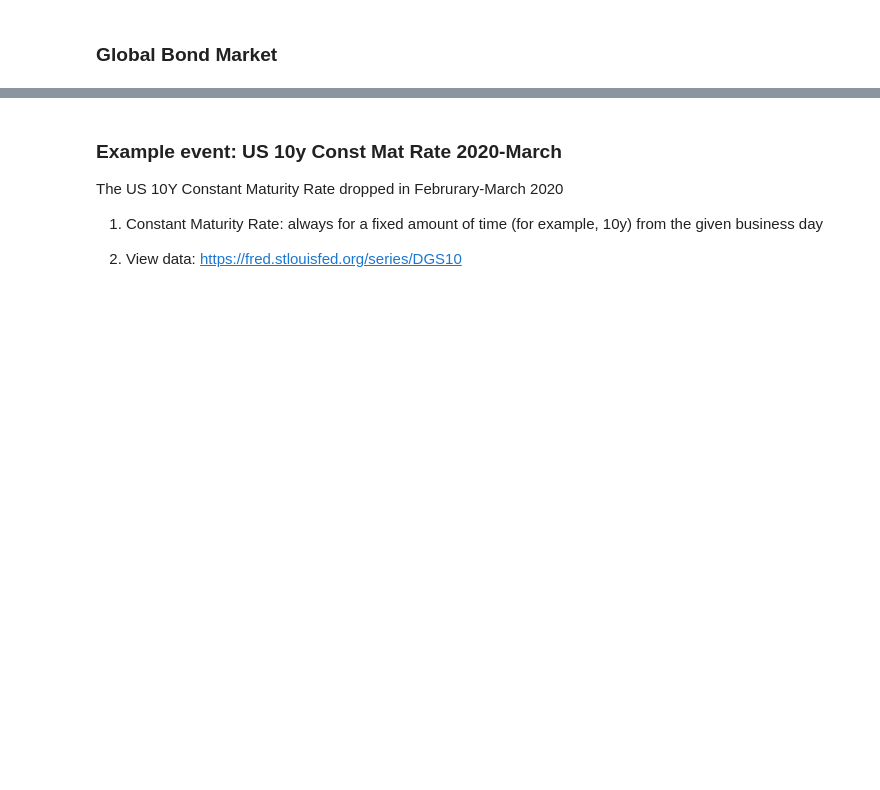
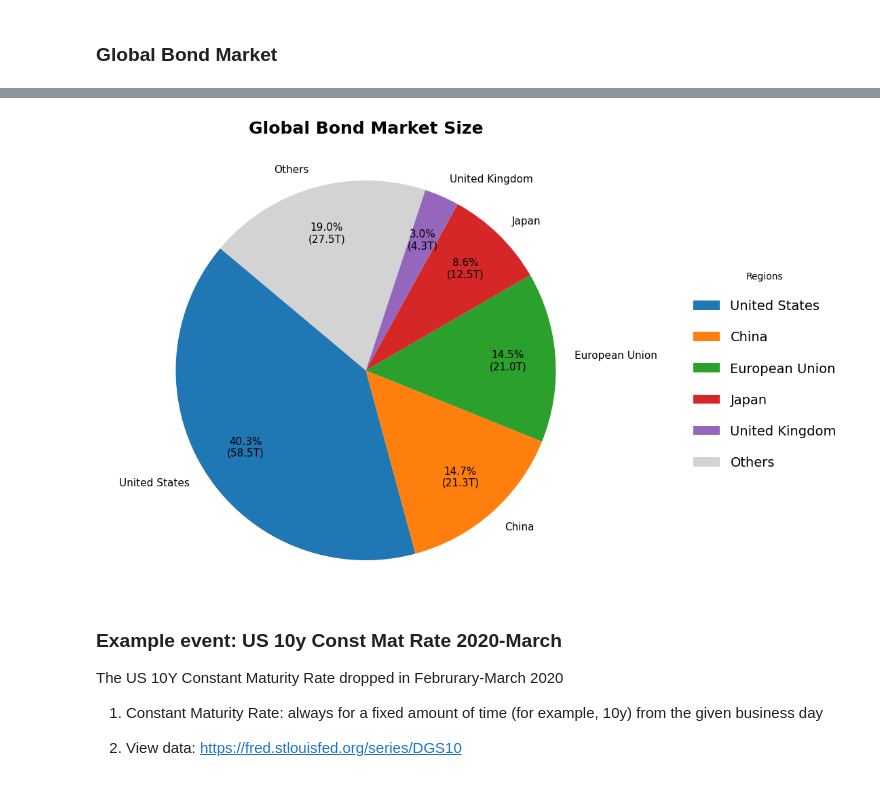
Before and after one commit to fij/btup, a Jupyter notebook: 04 Asset Classes.ipynb, the cells around one changed output, grey strips where cells are left out. Saved outputs shown, nothing was run; the diff lists cells and outputs as text; code cells hidden in the pictures; blank space fills up the shorter version.

Commit message:
updated global bond markets table and pie chart

```diff
--- a/04 Asset Classes.ipynb
+++ b/04 Asset Classes.ipynb
@@ -281,3 +230,52 @@ chart.display()
+# %%
+import matplotlib.pyplot as plt
+import pandas as pd
+
+# Data based on Total Debt Securities Outstanding (All Holders)
+data = pd.DataFrame({
+    'Region': ['United States', 'China', 'European Union', 'Japan', 'United Kingdom', 'Others'],
+    'Size': [58.5, 21.3, 21.0, 12.5, 4.3, 27.5], # US updated to ~$58.5T total fixed income
+})
+
+colors = ['#1f77b4', '#ff7f0e', '#2ca02c', '#d62728', '#9467bd', 'lightgray'] #'#8c564b']
+explode = (0.07, 0, 0, 0, 0, 0)
+
+plt.figure(figsize=(10, 8))
+
+def make_autopct(values):
+    def my_autopct(pct):
+        total = sum(values)
+        val = pct*total/100.0
+        return f'{pct:.1f}%\n({val:.1f}T)'
+    return my_autopct
+
+plt.pie(
+    data['Size'],
+    # explode=explode,
+    labels=data['Region'],
+    autopct=make_autopct(data['Size']),
+    startangle=140,
+    colors=colors,
+    textprops={'fontsize': 11},
+    pctdistance=0.75
+)
+
+plt.title('Global Bond Market Size', fontsize=18, fontweight='bold', pad=30)
+
+plt.legend(
+    data['Region'],
+    title="Regions",
+    loc="center left",
+    bbox_to_anchor=(1.1, 0, 0.5, 1),
+    fontsize=14,
+    labelspacing=1.4,
+    frameon=False
+)
+
+plt.axis('equal')
+plt.show()
+# %% [output]
+[figure, added]
 # %% [markdown]
 ### Example event: US 10y Const Mat Rate 2020-March
 
```
Also changed, not shown: parts of 2 cells of this notebook.
